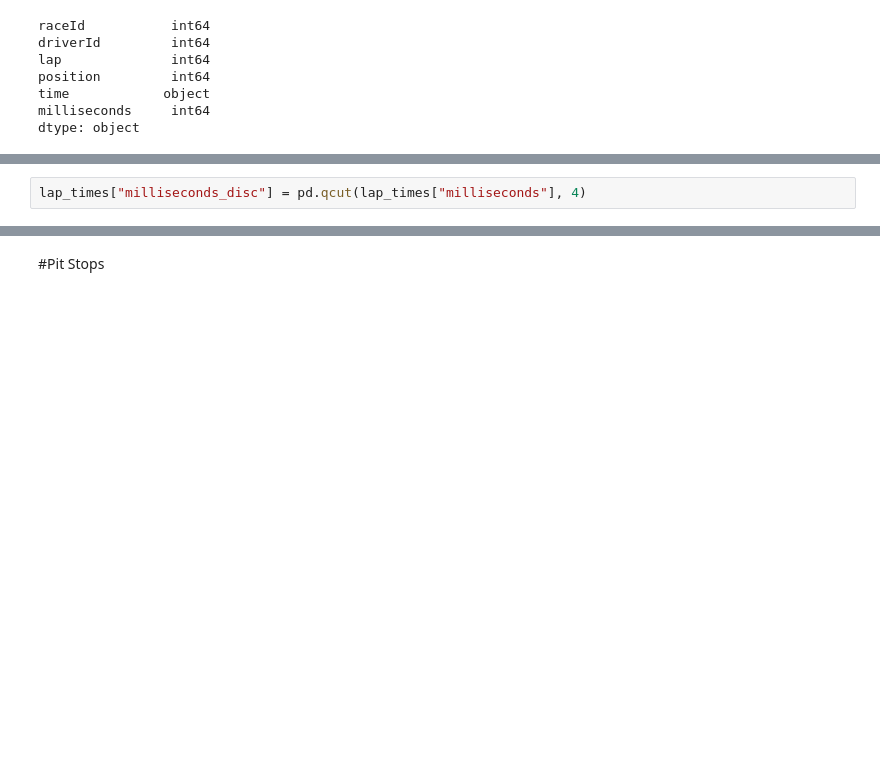
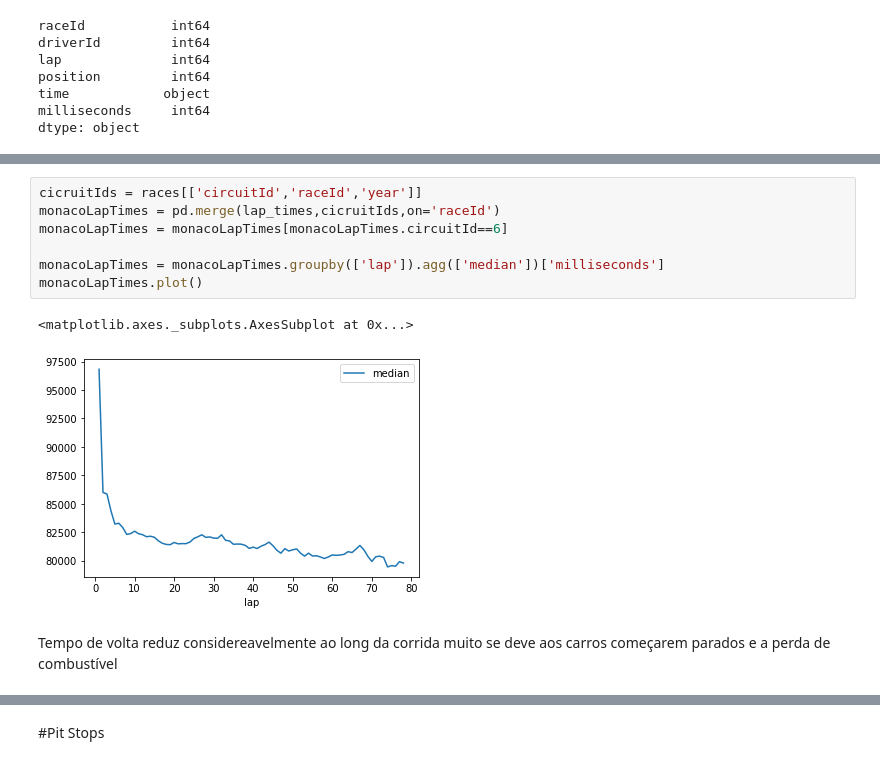
Before and after one commit to cdbm/F1DataAnalysis, a Jupyter notebook: data.ipynb, the cells around one changed output, grey strips where cells are left out. Saved outputs shown, nothing was run; the diff lists cells and outputs as text; blank space fills up the shorter version.

```diff
--- a/data.ipynb
+++ b/data.ipynb
@@ -512,2 +545,0 @@ Discretização dos tempos de voltas
-# %%
-lap_times["milliseconds_disc"] = pd.qcut(lap_times["milliseconds"], 4)
@@ -517,0 +546,12 @@ teste commit
+# %%
+cicruitIds = races[['circuitId','raceId','year']]
+monacoLapTimes = pd.merge(lap_times,cicruitIds,on='raceId')
+monacoLapTimes = monacoLapTimes[monacoLapTimes.circuitId==6]
+
+monacoLapTimes = monacoLapTimes.groupby(['lap']).agg(['median'])['milliseconds']
+monacoLapTimes.plot()
+# %% [output]
+<matplotlib.axes._subplots.AxesSubplot at 0x...>
+[figure, added]
+# %% [markdown]
+Tempo de volta reduz considereavelmente ao long da corrida muito se deve aos carros começarem parados e a perda de combustível
```
Also changed, not shown: parts of 23 cells of this notebook.
